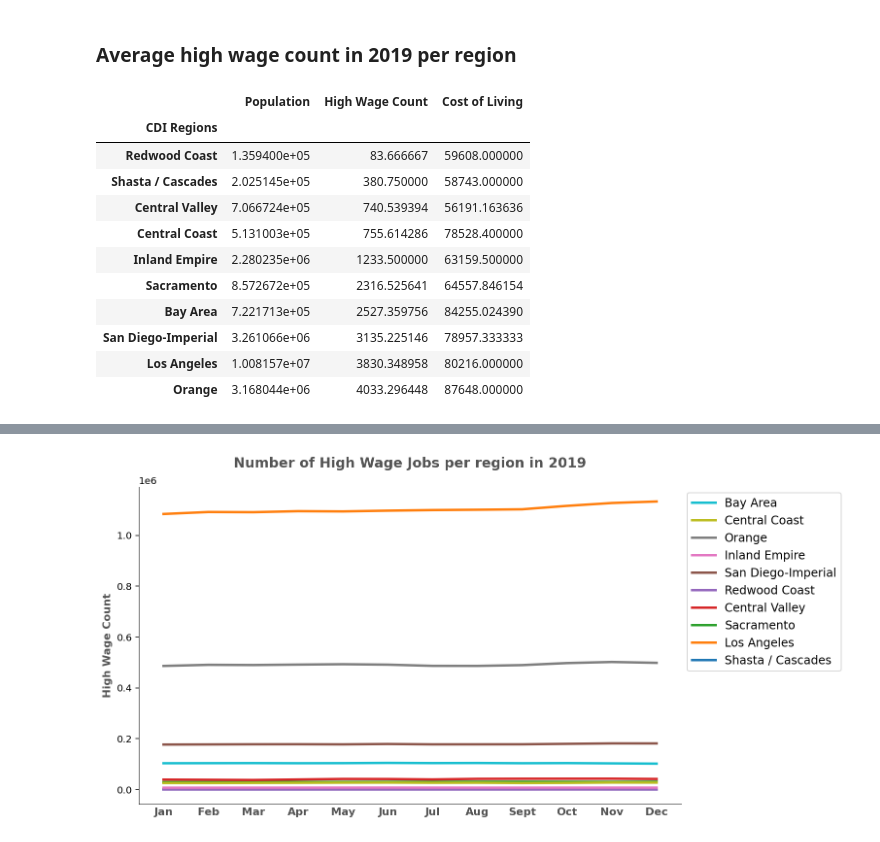
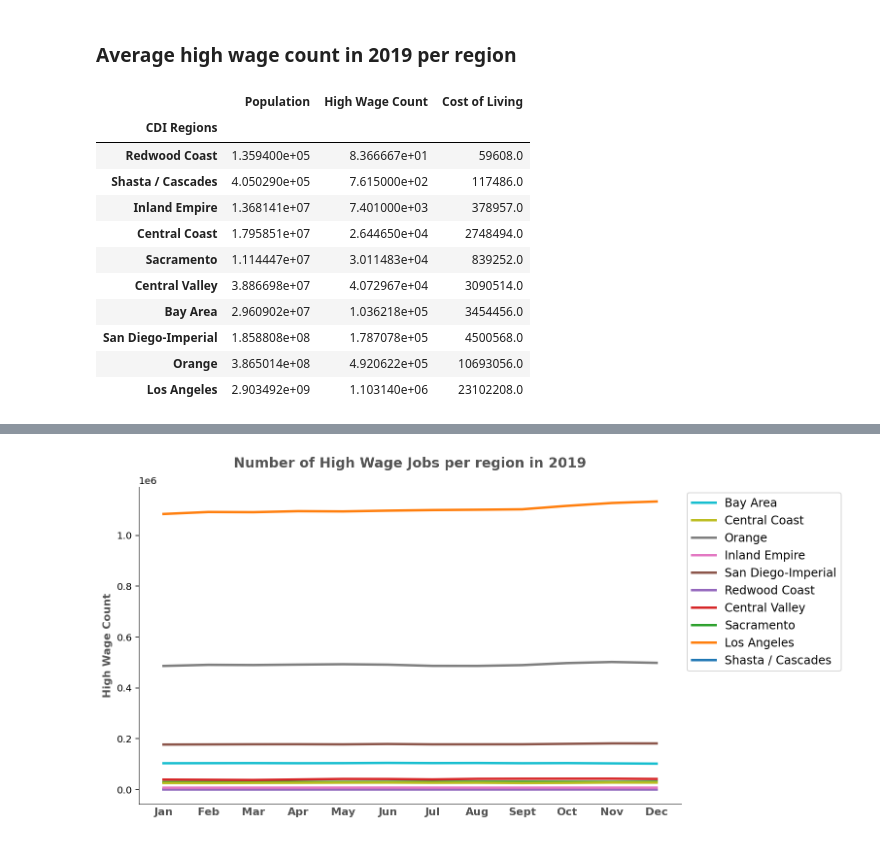
Before and after one commit to cafwd/job_quality_index, a Jupyter notebook: high-wage-visualizations.ipynb, the cells around one changed output, grey strips where cells are left out. Cells and saved outputs as stored; diff of their text form; code cells hidden in the pictures.

```diff
--- a/high-wage-visualizations.ipynb
+++ b/high-wage-visualizations.ipynb
@@ -197,18 +262,18 @@ plt.show()
 # %% [markdown]
 ### Average high wage count in 2019 per region
 # %%
-hw_regions = data.groupby(by=["CDI Regions"]).mean().sort_values(by='High Wage Count')
+hw_regions = data.groupby(by=["CDI Regions", "Date"]).sum().groupby(by=['CDI Regions']).mean().sort_values(by='High Wage Count')
 hw_regions
 # %% [output]
 |  | Population | High Wage Count | Cost of Living |
 | CDI Regions |  |  |  |
-| Redwood Coast | 1.359400e+05 | 83.666667 | 59608.000000 |
-| Shasta / Cascades | 2.025145e+05 | 380.750000 | 58743.000000 |
-| Central Valley | 7.066724e+05 | 740.539394 | 56191.163636 |
-| Central Coast | 5.131003e+05 | 755.614286 | 78528.400000 |
-| Inland Empire | 2.280235e+06 | 1233.500000 | 63159.500000 |
-| Sacramento | 8.572672e+05 | 2316.525641 | 64557.846154 |
-| Bay Area | 7.221713e+05 | 2527.359756 | 84255.024390 |
-| San Diego-Imperial | 3.261066e+06 | 3135.225146 | 78957.333333 |
-| Los Angeles | 1.008157e+07 | 3830.348958 | 80216.000000 |
-| Orange | 3.168044e+06 | 4033.296448 | 87648.000000 |
+| Redwood Coast | 1.359400e+05 | 8.366667e+01 | 59608.0 |
+| Shasta / Cascades | 4.050290e+05 | 7.615000e+02 | 117486.0 |
+| Inland Empire | 1.368141e+07 | 7.401000e+03 | 378957.0 |
+| Central Coast | 1.795851e+07 | 2.644650e+04 | 2748494.0 |
+| Sacramento | 1.114447e+07 | 3.011483e+04 | 839252.0 |
+| Central Valley | 3.886698e+07 | 4.072967e+04 | 3090514.0 |
+| Bay Area | 2.960902e+07 | 1.036218e+05 | 3454456.0 |
+| San Diego-Imperial | 1.858808e+08 | 1.787078e+05 | 4500568.0 |
+| Orange | 3.865014e+08 | 4.920622e+05 | 10693056.0 |
+| Los Angeles | 2.903492e+09 | 1.103140e+06 | 23102208.0 |
```
Also changed, not shown: parts of 44 cells of this notebook.
